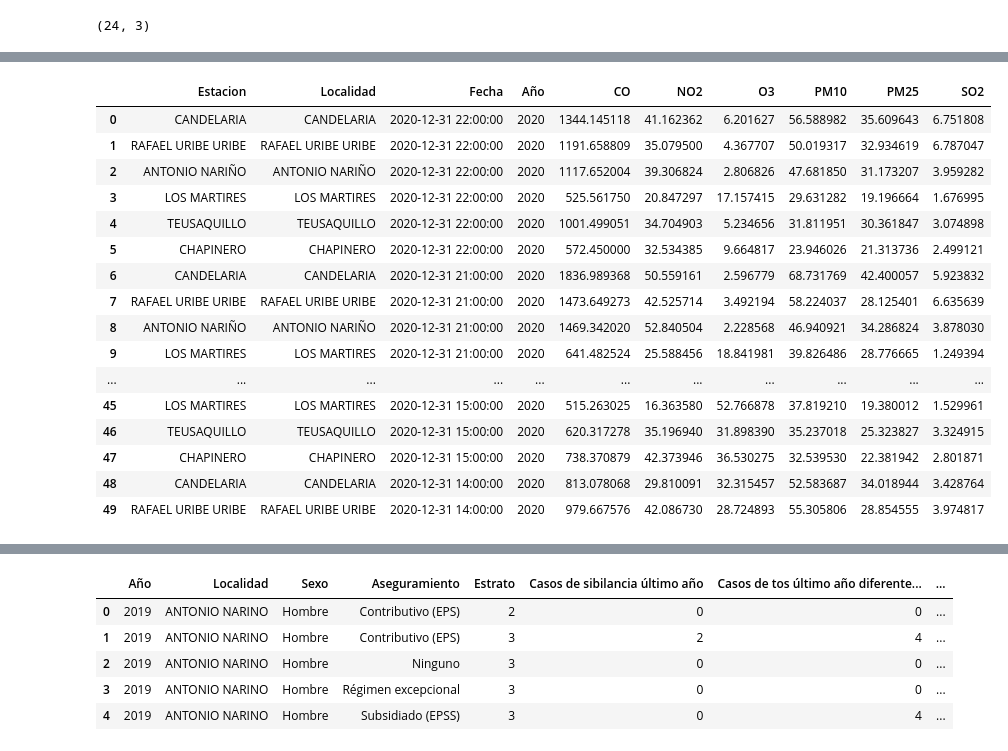
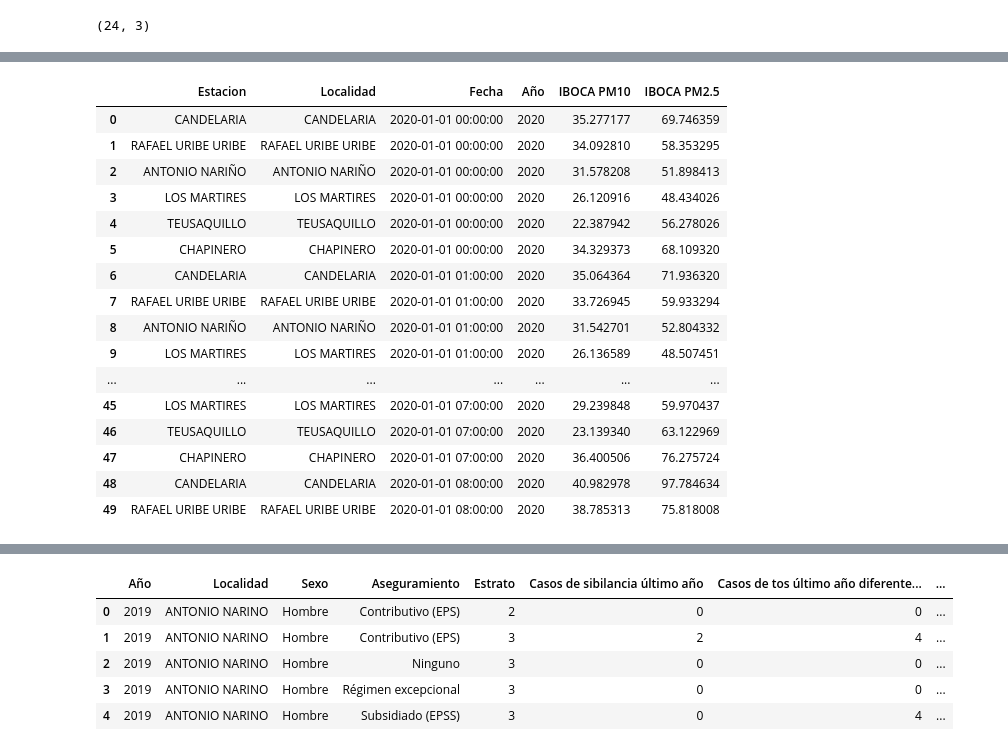
Before and after one commit to BILabsAndProjects/Proyecto2BI, a Jupyter notebook: triangulacion.ipynb, the cells around one changed output, grey strips where cells are left out. Saved outputs shown, nothing was run; the diff lists cells and outputs as text; code cells hidden in the pictures.

Commit message:
triangulacion iboca

```diff
--- a/triangulacion.ipynb
+++ b/triangulacion.ipynb
@@ -12,6 +12,7 @@ triang = {
 
 }
 # %%
-df = pd.read_csv('Datos_PowerBI/SISAIRE-MODIFIED-COMPLETE-IMPUTED-FIXED.csv', sep=';', decimal=',')
+#df = pd.read_csv('Datos_PowerBI/SISAIRE-MODIFIED-COMPLETE-IMPUTED-FIXED.csv', sep=';', decimal=',')
+df = pd.read_csv('Datos_PowerBI/IBOCA-total-imputed.csv', sep=';', decimal=',')
 df.head()
 # %% [output]
@@ -167,7 +168,7 @@ resultados = []
 
 fechas = df["Fecha"].unique()
 
-contaminantes = ['CO', 'NO2', 'O3', 'PM10', 'PM25', 'SO2']
+contaminantes = [ 'IBOCA PM10', 'IBOCA PM2.5']
 
 for fecha in fechas:
     df_fecha = df[df["Fecha"] == fecha]
@@ -188,4 +189,4 @@ for fecha in fechas:
 
         resultados.append(fila)
 
-df_estimaciones = pd.DataFrame(resultados)
+df_estimaciones2 = pd.DataFrame(resultados)
@@ -192,21 +210,21 @@ df_estimaciones = pd.DataFrame(resultados)
 # %%
-df_estimaciones.head(50)
+df_estimaciones2.head(50)
 # %% [output]
-|  | Estacion | Localidad | Fecha | Año | CO | NO2 | O3 | PM10 | PM25 | SO2 |
-| 0 | CANDELARIA | CANDELARIA | 2020-12-31 22:00:00 | 2020 | 1344.145118 | 41.162362 | 6.201627 | 56.588982 | 35.609643 | 6.751808 |
-| 1 | RAFAEL URIBE URIBE | RAFAEL URIBE URIBE | 2020-12-31 22:00:00 | 2020 | 1191.658809 | 35.079500 | 4.367707 | 50.019317 | 32.934619 | 6.787047 |
-| 2 | ANTONIO NARIÑO | ANTONIO NARIÑO | 2020-12-31 22:00:00 | 2020 | 1117.652004 | 39.306824 | 2.806826 | 47.681850 | 31.173207 | 3.959282 |
-| 3 | LOS MARTIRES | LOS MARTIRES | 2020-12-31 22:00:00 | 2020 | 525.561750 | 20.847297 | 17.157415 | 29.631282 | 19.196664 | 1.676995 |
-| 4 | TEUSAQUILLO | TEUSAQUILLO | 2020-12-31 22:00:00 | 2020 | 1001.499051 | 34.704903 | 5.234656 | 31.811951 | 30.361847 | 3.074898 |
-| 5 | CHAPINERO | CHAPINERO | 2020-12-31 22:00:00 | 2020 | 572.450000 | 32.534385 | 9.664817 | 23.946026 | 21.313736 | 2.499121 |
-| 6 | CANDELARIA | CANDELARIA | 2020-12-31 21:00:00 | 2020 | 1836.989368 | 50.559161 | 2.596779 | 68.731769 | 42.400057 | 5.923832 |
-| 7 | RAFAEL URIBE URIBE | RAFAEL URIBE URIBE | 2020-12-31 21:00:00 | 2020 | 1473.649273 | 42.525714 | 3.492194 | 58.224037 | 28.125401 | 6.635639 |
-| 8 | ANTONIO NARIÑO | ANTONIO NARIÑO | 2020-12-31 21:00:00 | 2020 | 1469.342020 | 52.840504 | 2.228568 | 46.940921 | 34.286824 | 3.878030 |
-| 9 | LOS MARTIRES | LOS MARTIRES | 2020-12-31 21:00:00 | 2020 | 641.482524 | 25.588456 | 18.841981 | 39.826486 | 28.776665 | 1.249394 |
-| ... | ... | ... | ... | ... | ... | ... | ... | ... | ... | ... |
-| 45 | LOS MARTIRES | LOS MARTIRES | 2020-12-31 15:00:00 | 2020 | 515.263025 | 16.363580 | 52.766878 | 37.819210 | 19.380012 | 1.529961 |
-| 46 | TEUSAQUILLO | TEUSAQUILLO | 2020-12-31 15:00:00 | 2020 | 620.317278 | 35.196940 | 31.898390 | 35.237018 | 25.323827 | 3.324915 |
-| 47 | CHAPINERO | CHAPINERO | 2020-12-31 15:00:00 | 2020 | 738.370879 | 42.373946 | 36.530275 | 32.539530 | 22.381942 | 2.801871 |
-| 48 | CANDELARIA | CANDELARIA | 2020-12-31 14:00:00 | 2020 | 813.078068 | 29.810091 | 32.315457 | 52.583687 | 34.018944 | 3.428764 |
-| 49 | RAFAEL URIBE URIBE | RAFAEL URIBE URIBE | 2020-12-31 14:00:00 | 2020 | 979.667576 | 42.086730 | 28.724893 | 55.305806 | 28.854555 | 3.974817 |
+|  | Estacion | Localidad | Fecha | Año | IBOCA PM10 | IBOCA PM2.5 |
+| 0 | CANDELARIA | CANDELARIA | 2020-01-01 00:00:00 | 2020 | 35.277177 | 69.746359 |
+| 1 | RAFAEL URIBE URIBE | RAFAEL URIBE URIBE | 2020-01-01 00:00:00 | 2020 | 34.092810 | 58.353295 |
+| 2 | ANTONIO NARIÑO | ANTONIO NARIÑO | 2020-01-01 00:00:00 | 2020 | 31.578208 | 51.898413 |
+| 3 | LOS MARTIRES | LOS MARTIRES | 2020-01-01 00:00:00 | 2020 | 26.120916 | 48.434026 |
+| 4 | TEUSAQUILLO | TEUSAQUILLO | 2020-01-01 00:00:00 | 2020 | 22.387942 | 56.278026 |
+| 5 | CHAPINERO | CHAPINERO | 2020-01-01 00:00:00 | 2020 | 34.329373 | 68.109320 |
+| 6 | CANDELARIA | CANDELARIA | 2020-01-01 01:00:00 | 2020 | 35.064364 | 71.936320 |
+| 7 | RAFAEL URIBE URIBE | RAFAEL URIBE URIBE | 2020-01-01 01:00:00 | 2020 | 33.726945 | 59.933294 |
+| 8 | ANTONIO NARIÑO | ANTONIO NARIÑO | 2020-01-01 01:00:00 | 2020 | 31.542701 | 52.804332 |
+| 9 | LOS MARTIRES | LOS MARTIRES | 2020-01-01 01:00:00 | 2020 | 26.136589 | 48.507451 |
+| ... | ... | ... | ... | ... | ... | ... |
+| 45 | LOS MARTIRES | LOS MARTIRES | 2020-01-01 07:00:00 | 2020 | 29.239848 | 59.970437 |
+| 46 | TEUSAQUILLO | TEUSAQUILLO | 2020-01-01 07:00:00 | 2020 | 23.139340 | 63.122969 |
+| 47 | CHAPINERO | CHAPINERO | 2020-01-01 07:00:00 | 2020 | 36.400506 | 76.275724 |
+| 48 | CANDELARIA | CANDELARIA | 2020-01-01 08:00:00 | 2020 | 40.982978 | 97.784634 |
+| 49 | RAFAEL URIBE URIBE | RAFAEL URIBE URIBE | 2020-01-01 08:00:00 | 2020 | 38.785313 | 75.818008 |
 # %%
```
Also changed, not shown: parts of 7 cells of this notebook, 4 other files.
